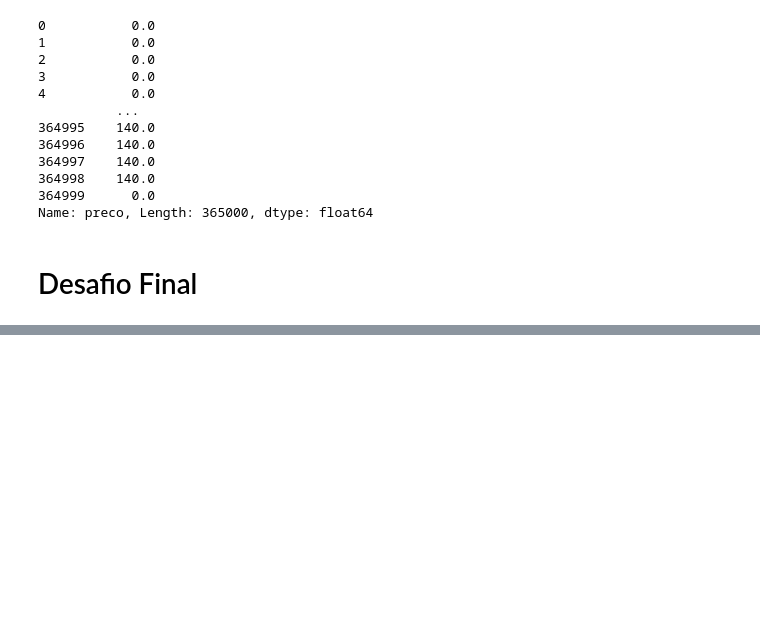
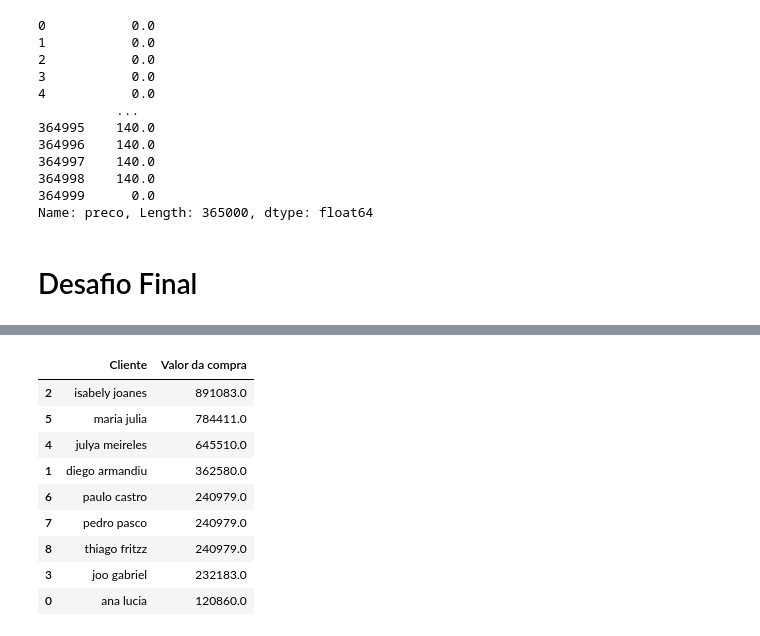
Before and after one commit to felipebocajr/Python-para-dados, a Jupyter notebook: pandas/transformação e manipulação de dados/pandas.ipynb, the cells around one changed output, grey strips where cells are left out. Cells and saved outputs as stored; diff of their text form; code cells hidden in the pictures; blank space fills up the shorter version.

```diff
--- a/pandas/transformação e manipulação de dados/pandas.ipynb
+++ b/pandas/transformação e manipulação de dados/pandas.ipynb
@@ -756,0 +788,18 @@ dados_clientes.head()
+# %%
+dados_clientes['Data de venda'] = pd.to_datetime(dados_clientes['Data de venda'])
+# %%
+dados_clientes['Valor da compra'] = dados_clientes['Valor da compra'].astype(np.float64)
+# %%
+total_por_cliente = dados_clientes.groupby('Cliente')['Valor da compra'].sum().reset_index().sort_values(by='Valor da compra', ascending=False)
+total_por_cliente
+# %% [output]
+|  | Cliente | Valor da compra |
+| 2 | isabely joanes | 891083.0 |
+| 5 | maria julia | 784411.0 |
+| 4 | julya meireles | 645510.0 |
+| 1 | diego armandiu | 362580.0 |
+| 6 | paulo castro | 240979.0 |
+| 7 | pedro pasco | 240979.0 |
+| 8 | thiago fritzz | 240979.0 |
+| 3 | joo gabriel | 232183.0 |
+| 0 | ana lucia | 120860.0 |
```
Also changed, not shown: parts of 10 cells of this notebook.
